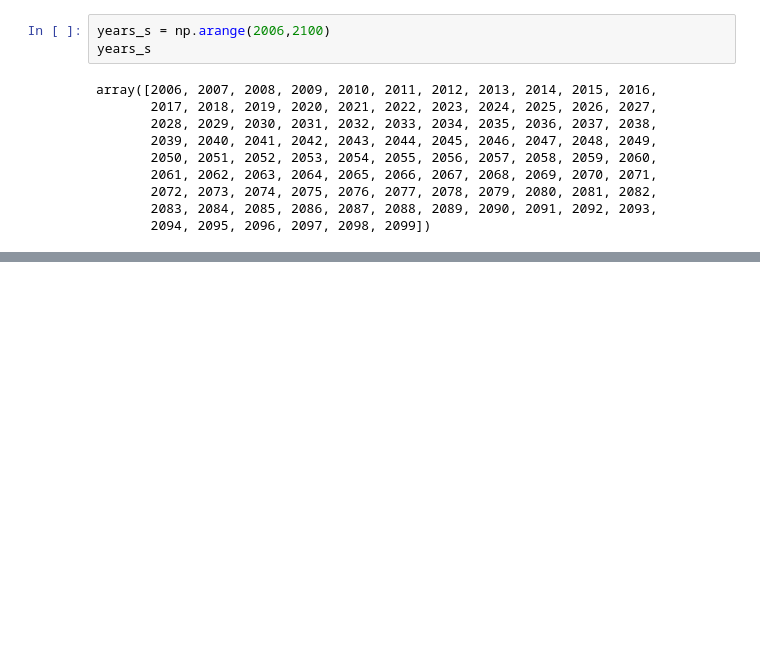
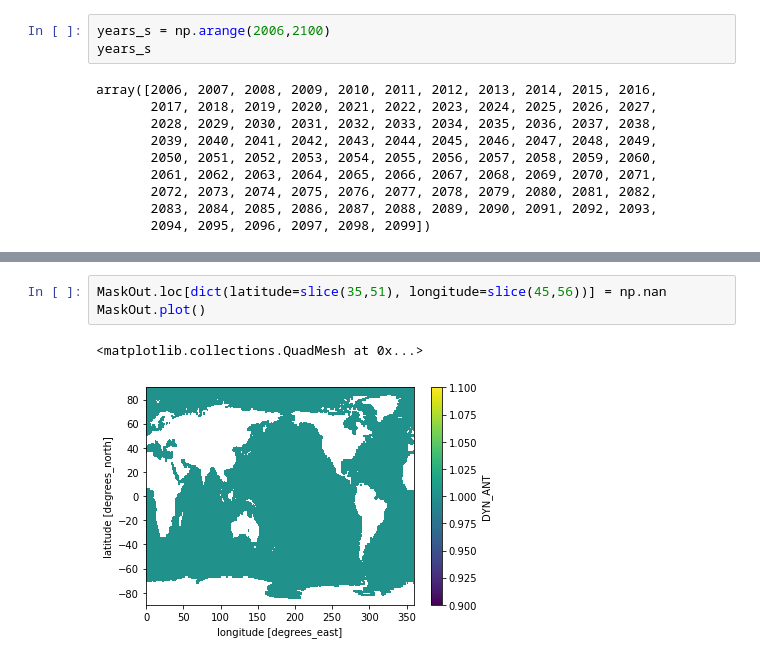
Before and after one commit to dlebars/CMIP_SeaLevel, a Jupyter notebook: notebooks/PlotGMTSL.ipynb, the cells around one changed output, grey strips where cells are left out. Saved outputs shown, nothing was run; the diff lists cells and outputs as text; blank space fills up the shorter version.

```diff
--- a/notebooks/PlotGMTSL.ipynb
+++ b/notebooks/PlotGMTSL.ipynb
@@ -70,0 +90,6 @@ array([2006, 2007, 2008, 2009, 2010, 2011, 2012, 2013, 2014, 2015, 2016,
+# %%
+MaskOut.loc[dict(latitude=slice(35,51), longitude=slice(45,56))] = np.nan
+MaskOut.plot()
+# %% [output]
+<matplotlib.collections.QuadMesh at 0x...>
+[figure, added]
```
Also changed, not shown: parts of 7 cells of this notebook, 3 other files.
